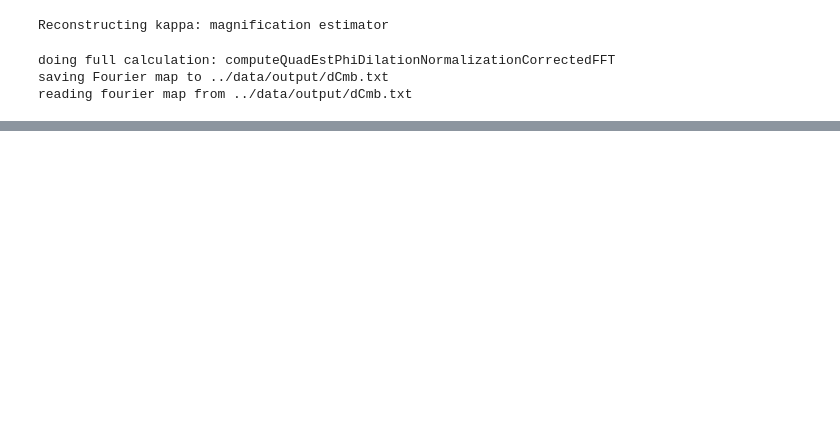
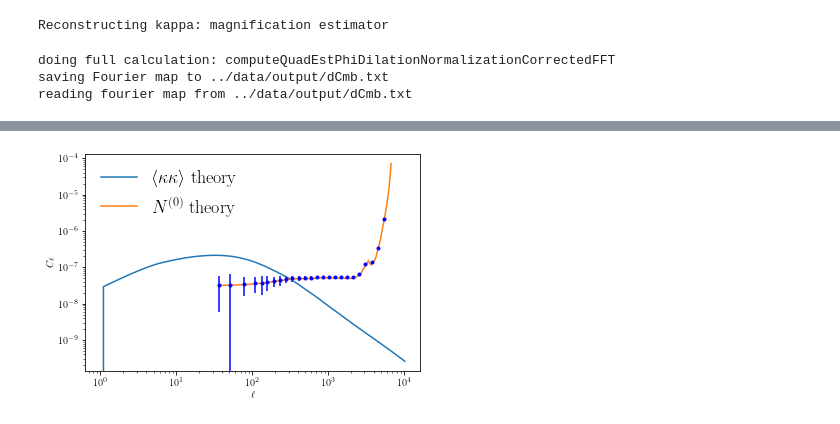
Before and after one commit to DelonShen/LensQuEst, a Jupyter notebook: demos/demo.ipynb, the cells around one changed output, grey strips where cells are left out. Drawn from its saved outputs; the diff is of its cells as text; code cells hidden in the pictures; blank space fills up the shorter version.

```diff
--- a/demos/demo.ipynb
+++ b/demos/demo.ipynb
@@ -283,0 +302,13 @@ Cross-power: kappa_rec x kappa_true
+# %%
+# compute Nhat
+sqrtNhat = baseMap.computeQuadEstKappaAutoCorrectionMap(cmb.funlensedTT,
+                                                        cmb.fCtotal,
+                                                        lMin=lMin, lMax=lMax,
+                                                        dataFourier=totalCmbFourier)
+
+Nhat_l, Nhat, Nhat_S = baseMap.powerSpectrum(dataFourier=sqrtNhat,
+                                             theory=[p2d_cmblens.fPinterp, fNqCmb_fft],
+                                             theory_l = [r'$\langle\kappa\kappa\rangle$', r'$N^{(0)}$'],
+                                             plot=True)
+# %% [output]
+[figure, added]
```
Also changed, not shown: parts of 16 cells of this notebook, 7 other files.
